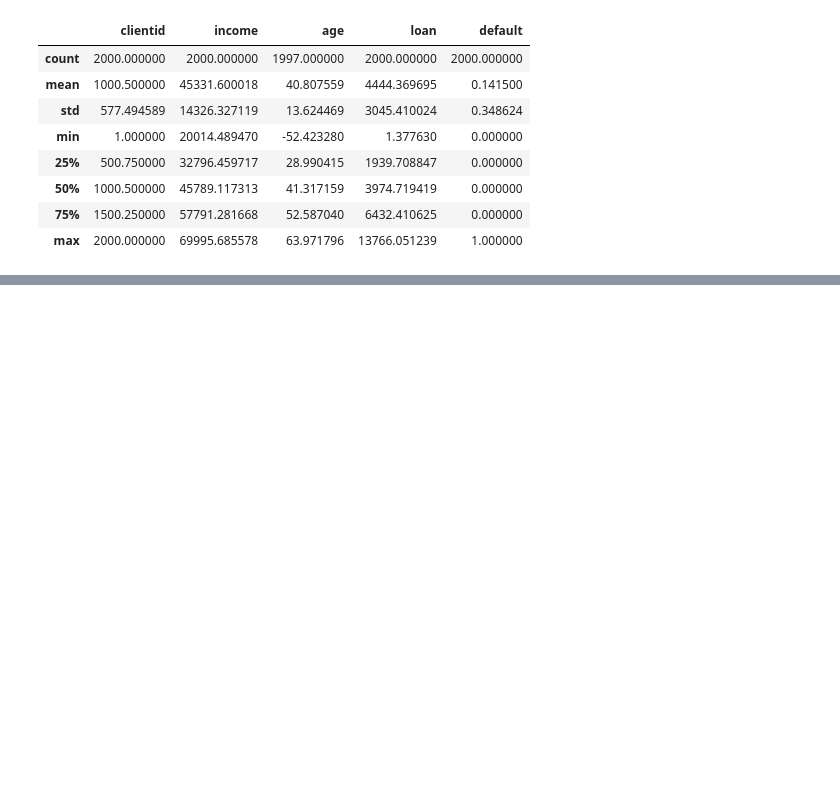
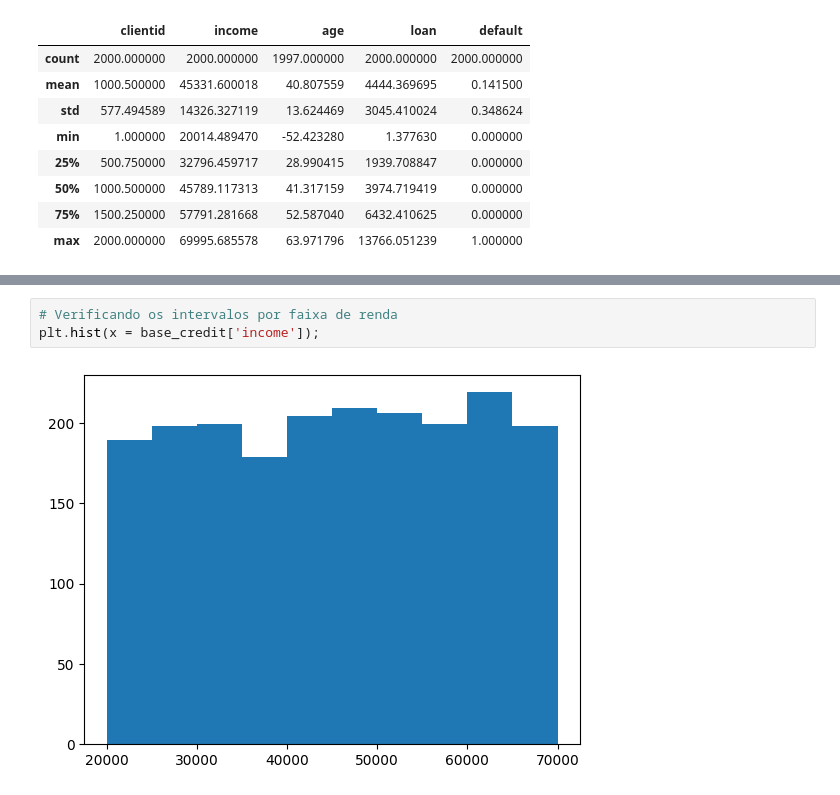
Before and after one commit to saveasgabriel/curso-ml-datascience-udemy, a Jupyter notebook: notebooks/preprocessamento.ipynb, the cells around one changed output, grey strips where cells are left out. Drawn from its saved outputs; the diff is of its cells as text; blank space fills up the shorter version.

```diff
--- a/notebooks/preprocessamento.ipynb
+++ b/notebooks/preprocessamento.ipynb
@@ -61,0 +93,5 @@ base_credit.describe()
+# %%
+# Verificando os intervalos por faixa de renda
+plt.hist(x = base_credit['income']);
+# %% [output]
+[figure, added]
```
Also changed, not shown: parts of 13 cells of this notebook, 3 other files.
